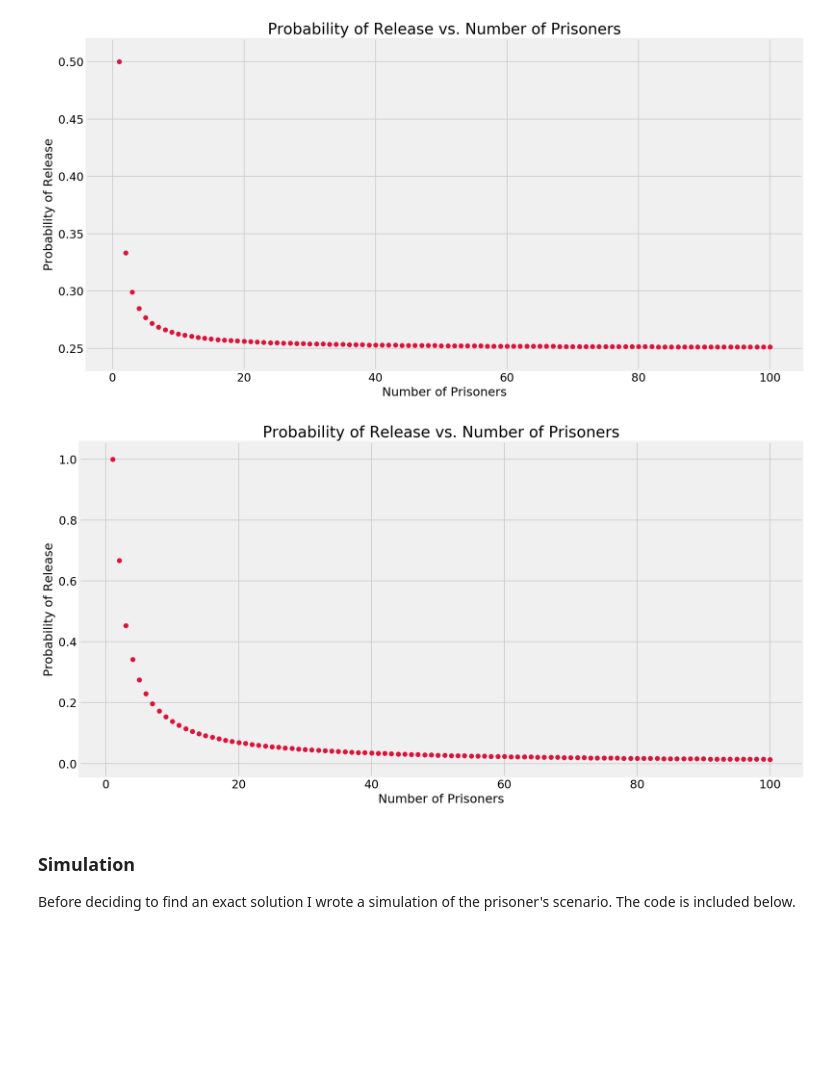
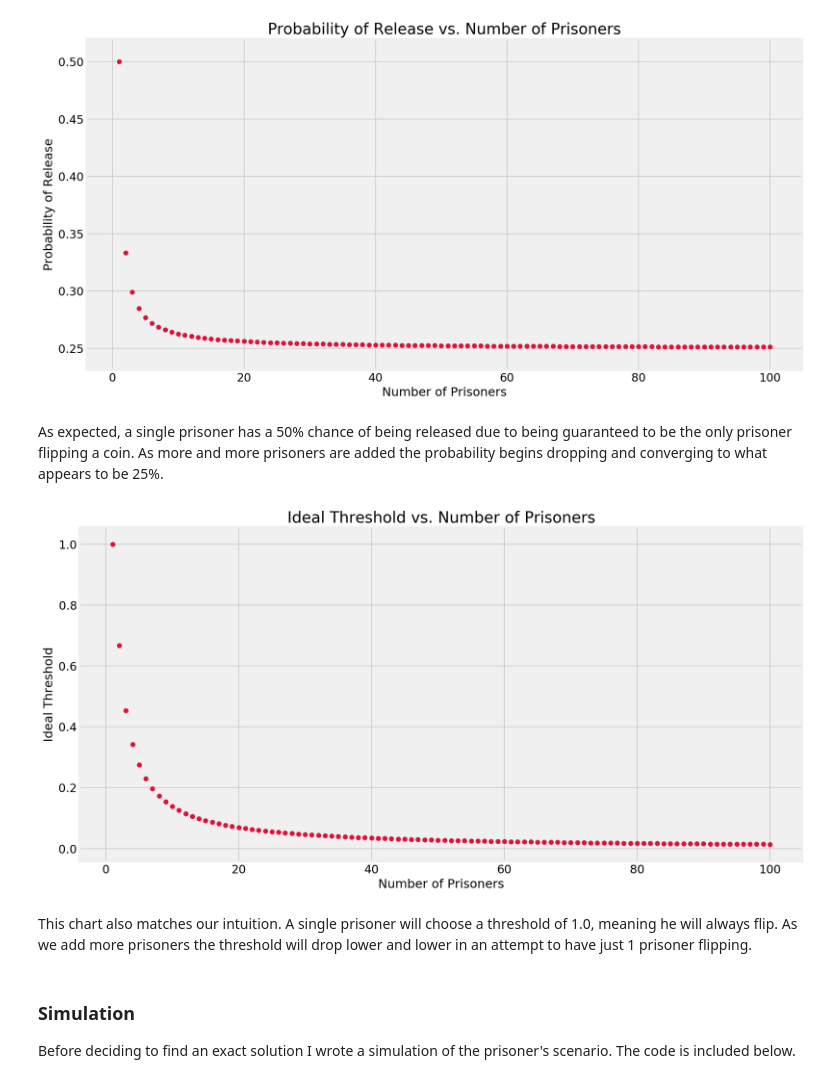
Before and after one commit to Booleans/riddler-538, a Jupyter notebook: flip-to-freedom.ipynb, the cells around one changed output. Drawn from its saved outputs; the diff is of its cells as text; code cells hidden in the pictures; blank space fills up the shorter version.

Commit message:
Update flip-to-freedom.ipynb
Added more charts and explanatory texts. Also fixed titles of chart axes and included nbviewer link to notebook.

```diff
--- a/flip-to-freedom.ipynb
+++ b/flip-to-freedom.ipynb
@@ -103,16 +107,20 @@ ax.set_xlabel('Number of Prisoners', fontsize=16)
 ax.tick_params(axis='x', labelsize=15);
 # %% [output]
 [figure]
+# %% [markdown]
+As expected, a single prisoner has a 50% chance of being released due to being guaranteed to be the only prisoner flipping a coin. As more and more prisoners are added the probability begins dropping and converging to what appears to be 25%.
 # %%
 fig, ax = plt.subplots(figsize=(15, 8))
 ax.scatter(n_prisoners, threshold_best, color='crimson')
-ax.set_title('Probability of Release vs. Number of Prisoners', fontsize=20)
-ax.set_ylabel('Probability of Release', fontsize=16)
+ax.set_title('Ideal Threshold vs. Number of Prisoners', fontsize=20)
+ax.set_ylabel('Ideal Threshold', fontsize=16)
 ax.tick_params(axis='y', labelsize=15);
 ax.set_xlabel('Number of Prisoners', fontsize=16)
 ax.tick_params(axis='x', labelsize=15);
 # %% [output]
-[figure, old version]
+[figure, new version]
+# %% [markdown]
+This chart also matches our intuition. A single prisoner will choose a threshold of 1.0, meaning he will always flip. As we add more prisoners the threshold will drop lower and lower in an attempt to have just 1 prisoner flipping.
 # %% [markdown]
 ### Simulation
 
```
Also changed, not shown: parts of 1 cell of this notebook.
